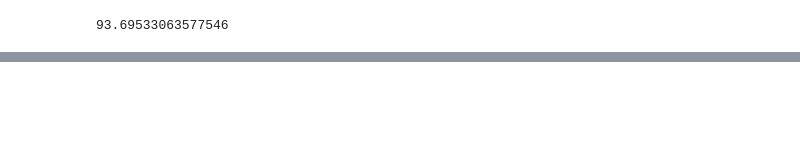
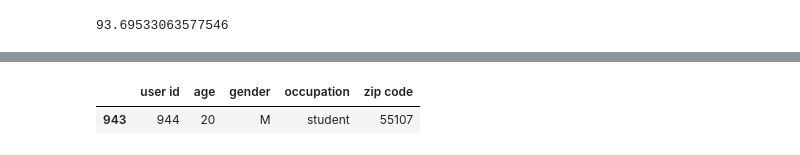
Before and after one commit to ml4cdeca/FundamentalsOfMachineLearning, a Jupyter notebook: exercise8/nmf.ipynb, the cells around one changed output, grey strips where cells are left out. Drawn from its saved outputs; the diff is of its cells as text; code cells hidden in the pictures; blank space fills up the shorter version.

```diff
--- a/exercise8/nmf.ipynb
+++ b/exercise8/nmf.ipynb
@@ -175,0 +273,5 @@ recommend_movies(reconstruction,24,movies,ratings)
+# %%
+pd.DataFrame([[944,20,'M','student',55107]],columns=users_cols,dtype=object,index=[943])
+# %% [output]
+|  | user id | age | gender | occupation | zip code |
+| 943 | 944 | 20 | M | student | 55107 |
```
Also changed, not shown: parts of 13 cells of this notebook.
